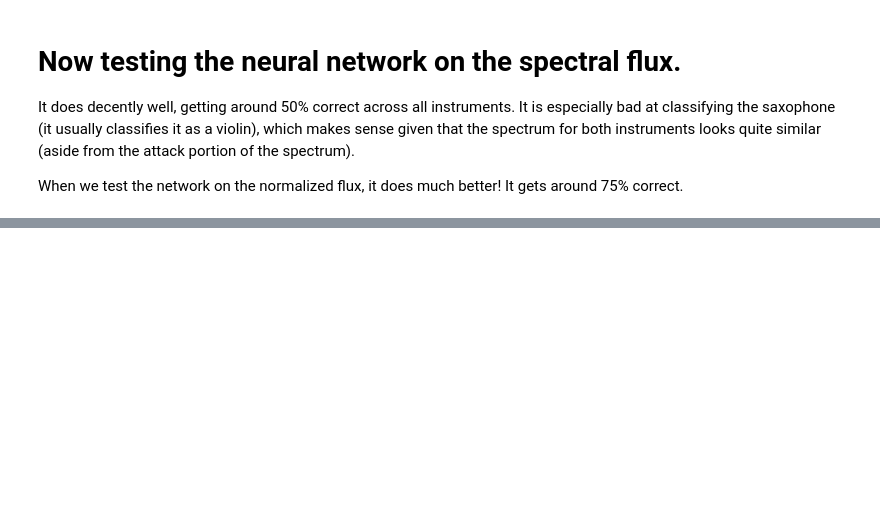
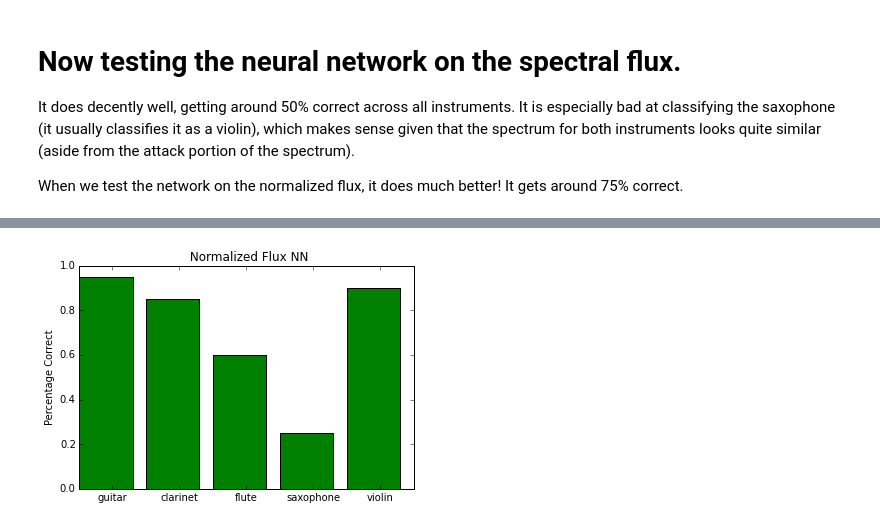
Before and after one commit to bertschingert/cs328-final, a Jupyter notebook: Testing the neural network.ipynb, the cells around one changed output, grey strips where cells are left out. Saved outputs shown, nothing was run; the diff lists cells and outputs as text; code cells hidden in the pictures; blank space fills up the shorter version.

```diff
--- a/Testing the neural network.ipynb
+++ b/Testing the neural network.ipynb
@@ -271,3 +385,15 @@ au.print_cc_info(cm, 50, instrs)
+# %%
+indexes = (0, 1, 2, 3, 4)
+nums = (0.95, 0.85, 0.6, 0.25, 0.9)
+
+plt.bar(indexes, nums, width=.8, color='g')
+
+plt.ylabel('Percentage Correct')
+plt.title(" Normalized Flux NN")
+plt.xticks([0.5, 1.5, 2.5, 3.5, 4.5], instrs)
+plt.show()
+# %% [output]
+[figure, added]
 # %%
 
 indexes = (0, 1, 2, 3, 4)
```
Also changed, not shown: parts of 12 cells of this notebook, 1 other file.
